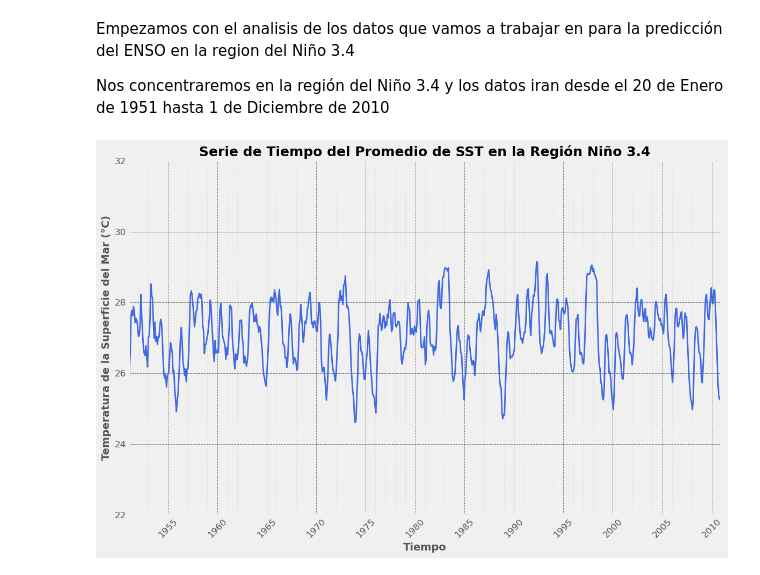
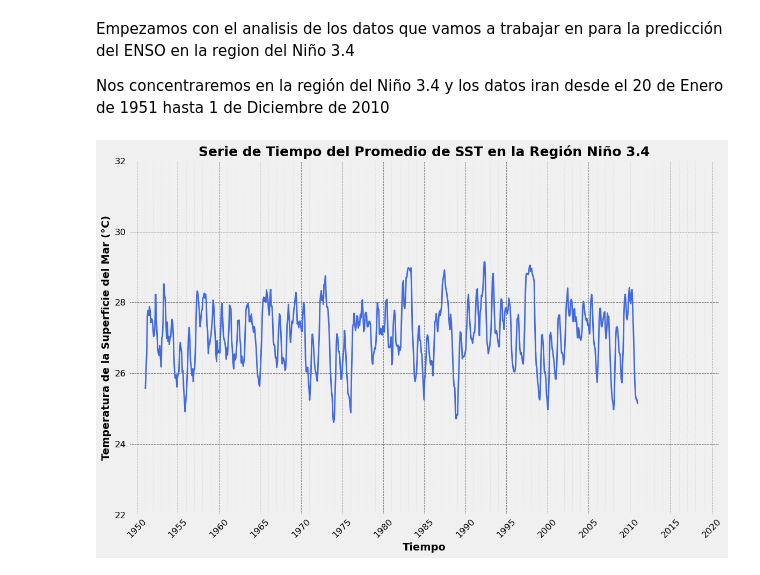
Before and after one commit to ROrtegaAyala/ADA, a Jupyter notebook: Analisis_Estadistico_ENSO.ipynb, the cells around one changed output. Saved outputs shown, nothing was run; the diff lists cells and outputs as text; code cells hidden in the pictures.

```diff
--- a/Analisis_Estadistico_ENSO.ipynb
+++ b/Analisis_Estadistico_ENSO.ipynb
@@ -184,31 +184,32 @@ ax.plot(times_converted, tos_mean, color='royalblue', linewidth=2)
 ax.set_title('Serie de Tiempo del Promedio de SST en la Región Niño 3.4', fontsize=18, weight='bold')
 ax.set_xlabel('Tiempo', fontsize=14, weight='bold')
 ax.set_ylabel('Temperatura de la Superficie del Mar (°C)', fontsize=14, weight='bold')
 
 # Asegurar que el eje X cubra el rango de fechas desde 1951 hasta 2010
 ax.set_xlim(times_converted.min(), times_converted.max())
 
 # Mejorar las divisiones del eje X (tiempo)
 ax.xaxis.set_major_locator(mdates.YearLocator(5))  # Divisiones principales cada 5 años
 ax.xaxis.set_minor_locator(mdates.YearLocator(1))  # Divisiones menores cada 1 año
 ax.xaxis.set_major_formatter(mdates.DateFormatter('%Y'))  # Formato de año para las etiquetas principales
 
 # Rotar las etiquetas del eje X para mejor legibilidad
 plt.xticks(rotation=45)
 
 # Personalizar las líneas de la cuadrícula
 ax.grid(True, which='major', linestyle='--', linewidth=0.7, color='grey')
 ax.grid(True, which='minor', linestyle=':', linewidth=0.5, color='lightgrey')
 
 # Ajustar el tamaño de la fuente para los ticks
 ax.tick_params(axis='both', which='major', labelsize=12)
 ax.tick_params(axis='both', which='minor', labelsize=10)
 
 # Establecer el límite inferior del eje Y en 20°C
+ax.set_xlim(np.datetime64('1949-01-01'), np.datetime64('2020-12-31'))
 ax.set_ylim(22, 32)
 
 # Mostrar el gráfico
 plt.tight_layout()
 plt.show()
 # %% [output]
-[figure, old version]
+[figure, new version]
```
Also changed, not shown: parts of 10 cells of this notebook.
